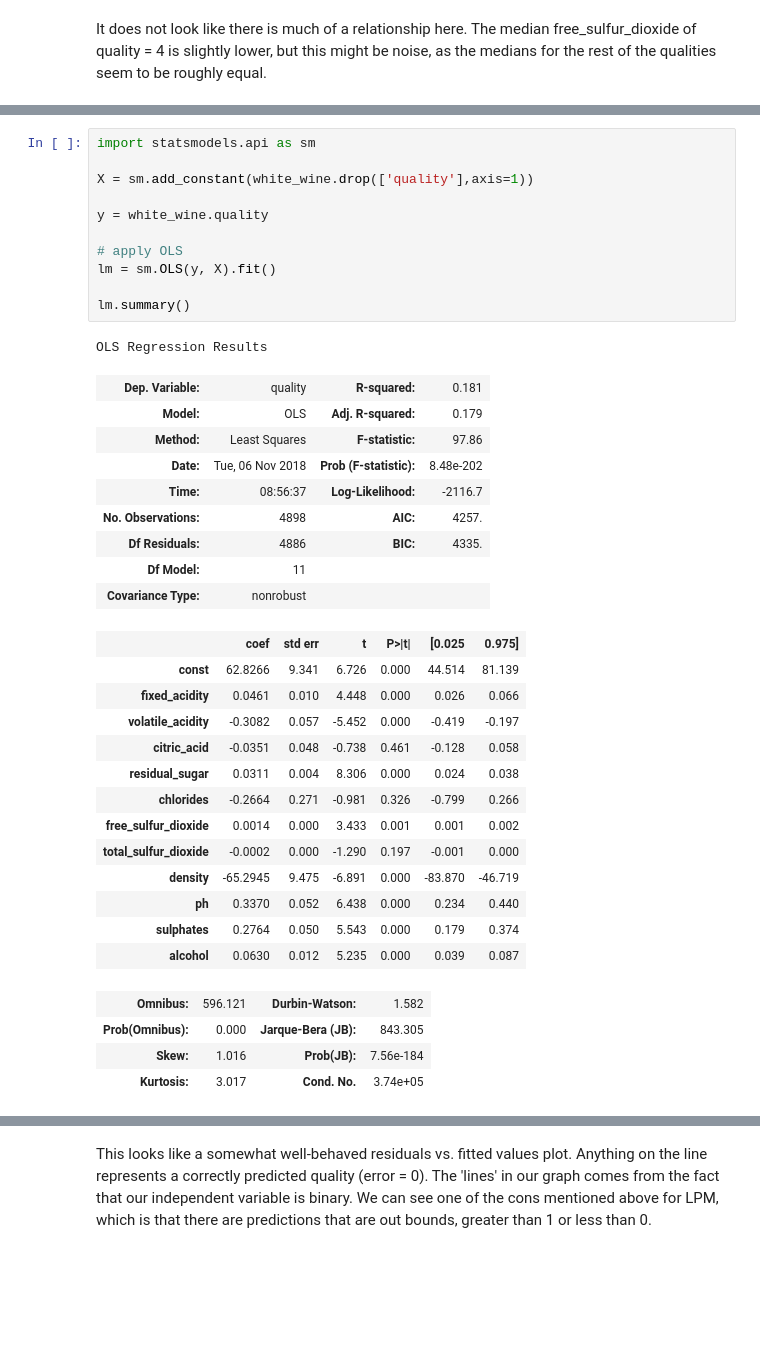
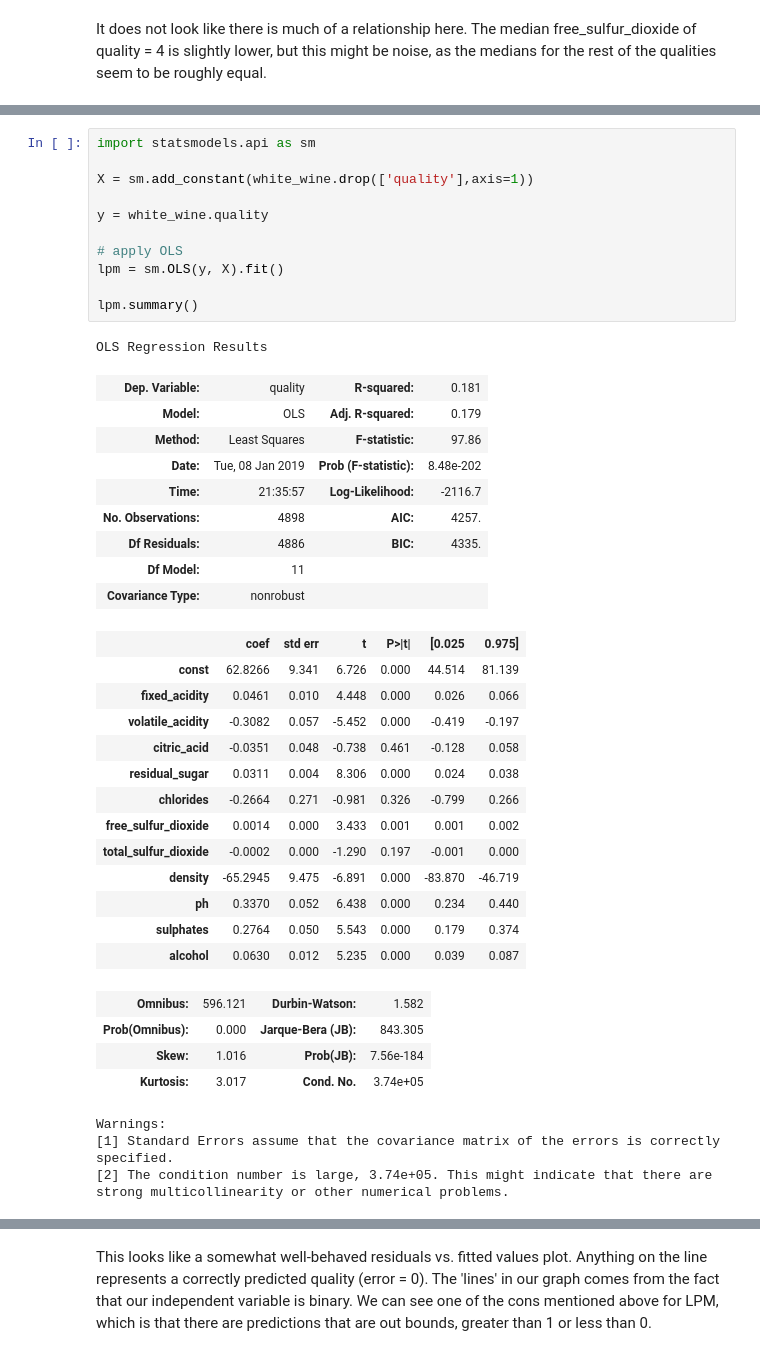
Before and after one commit to alexhlim/wine-quality, a Jupyter notebook: white-wine-quality.ipynb, the cells around one changed output, grey strips where cells are left out. Cells and saved outputs as stored; diff of their text form; blank space fills up the shorter version.

```diff
--- a/white-wine-quality.ipynb
+++ b/white-wine-quality.ipynb
@@ -328,21 +369,21 @@ In order for our results to be interpretable, it is very important that all of o
 # %%
 import statsmodels.api as sm
 
 X = sm.add_constant(white_wine.drop(['quality'],axis=1))
 
 y = white_wine.quality
 
 # apply OLS
-lm = sm.OLS(y, X).fit()
+lpm = sm.OLS(y, X).fit()
 
-lm.summary()
+lpm.summary()
 # %% [output]
 OLS Regression Results
 | Dep. Variable: | quality | R-squared: | 0.181 |
 | Model: | OLS | Adj. R-squared: | 0.179 |
 | Method: | Least Squares | F-statistic: | 97.86 |
-| Date: | Tue, 06 Nov 2018 | Prob (F-statistic): | 8.48e-202 |
-| Time: | 08:56:37 | Log-Likelihood: | -2116.7 |
+| Date: | Tue, 08 Jan 2019 | Prob (F-statistic): | 8.48e-202 |
+| Time: | 21:35:57 | Log-Likelihood: | -2116.7 |
 | No. Observations: | 4898 | AIC: | 4257. |
 | Df Residuals: | 4886 | BIC: | 4335. |
 | Df Model: | 11 |  |  |
@@ -364,4 +405,8 @@ OLS Regression Results
 | Prob(Omnibus): | 0.000 | Jarque-Bera (JB): | 843.305 |
 | Skew: | 1.016 | Prob(JB): | 7.56e-184 |
 | Kurtosis: | 3.017 | Cond. No. | 3.74e+05 |
+Warnings:
+[1] Standard Errors assume that the covariance matrix of the errors is correctly specified.
+[2] The condition number is large, 3.74e+05. This might indicate that there are
+strong multicollinearity or other numerical problems.
 # %% [markdown]
```
Also changed, not shown: parts of 90 cells of this notebook, 1 other file.
